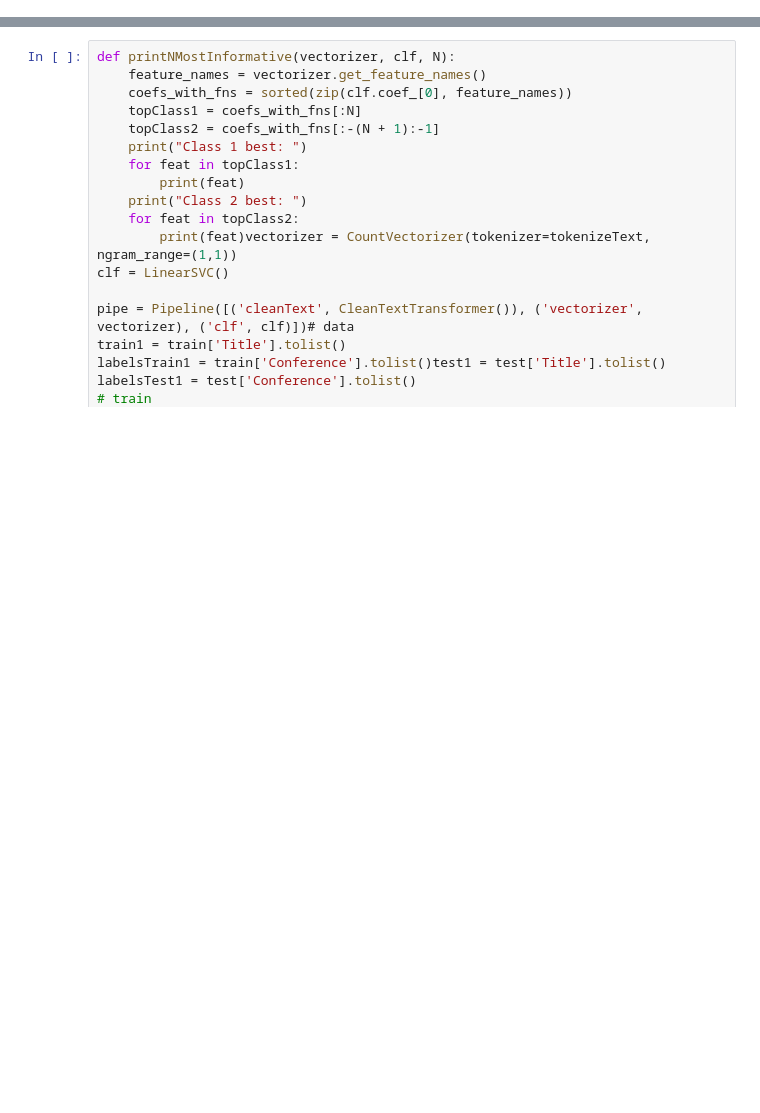
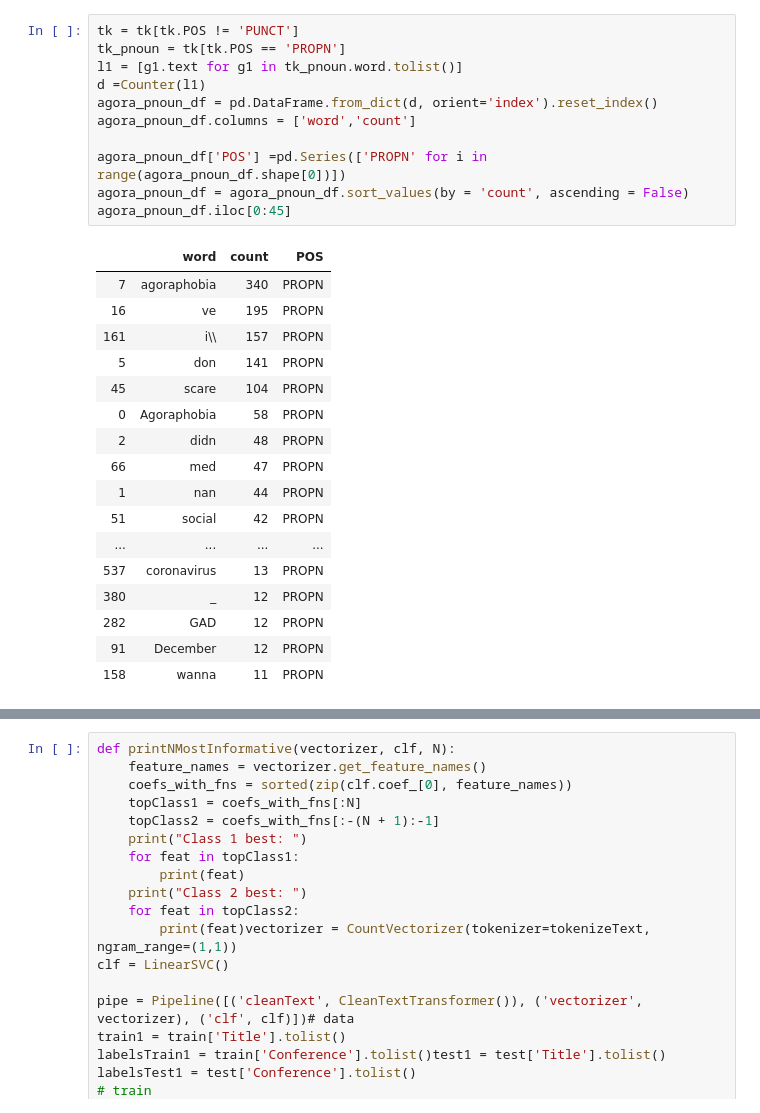
Before and after one commit to heathersaul-nos3lf/final_horsemen, a Jupyter notebook: SpaCy_NLP.ipynb, the cells around one changed output, grey strips where cells are left out. Drawn from its saved outputs; the diff is of its cells as text; blank space fills up the shorter version.

```diff
--- a/SpaCy_NLP.ipynb
+++ b/SpaCy_NLP.ipynb
@@ -23,0 +167,29 @@ stopwords = stopwords.words('english')
+# %%
+tk = tk[tk.POS != 'PUNCT']
+tk_pnoun = tk[tk.POS == 'PROPN']
+l1 = [g1.text for g1 in tk_pnoun.word.tolist()]
+d =Counter(l1)
+agora_pnoun_df = pd.DataFrame.from_dict(d, orient='index').reset_index()
+agora_pnoun_df.columns = ['word','count']
+
+agora_pnoun_df['POS'] =pd.Series(['PROPN' for i in range(agora_pnoun_df.shape[0])])
+agora_pnoun_df = agora_pnoun_df.sort_values(by = 'count', ascending = False)
+agora_pnoun_df.iloc[0:45]
+# %% [output]
+|  | word | count | POS |
+| 7 | agoraphobia | 340 | PROPN |
+| 16 | ve | 195 | PROPN |
+| 161 | i\\ | 157 | PROPN |
+| 5 | don | 141 | PROPN |
+| 45 | scare | 104 | PROPN |
+| 0 | Agoraphobia | 58 | PROPN |
+| 2 | didn | 48 | PROPN |
+| 66 | med | 47 | PROPN |
+| 1 | nan | 44 | PROPN |
+| 51 | social | 42 | PROPN |
+| ... | ... | ... | ... |
+| 537 | coronavirus | 13 | PROPN |
+| 380 | _ | 12 | PROPN |
+| 282 | GAD | 12 | PROPN |
+| 91 | December | 12 | PROPN |
+| 158 | wanna | 11 | PROPN |
```
Also changed, not shown: parts of 40 cells of this notebook, 7 other files.
